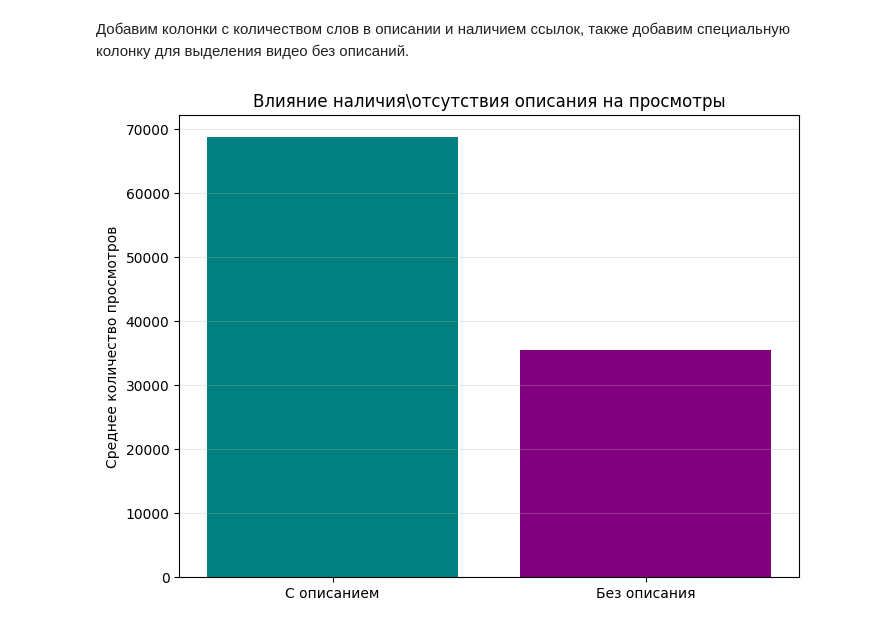
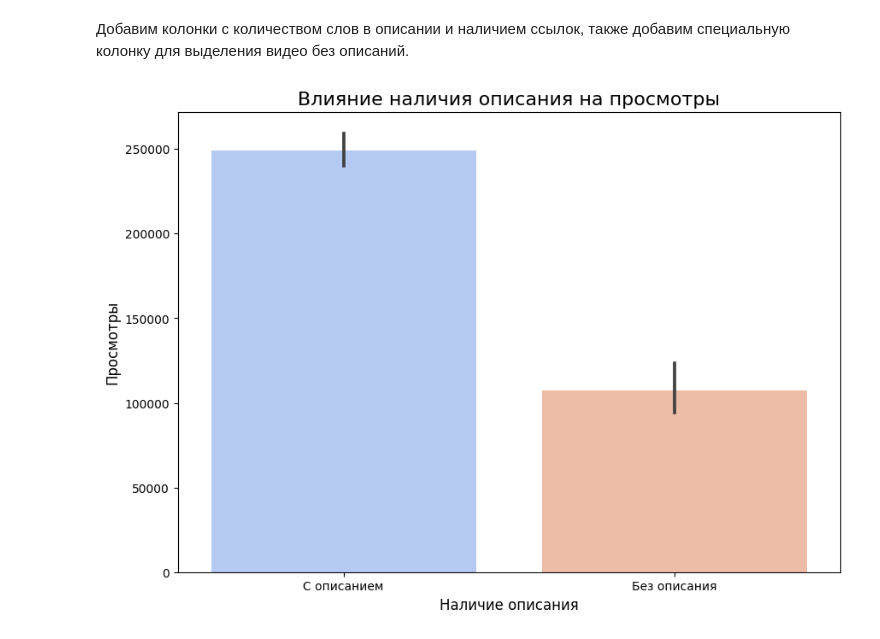
Before and after one commit to ChesanchesPt/Data-Science-proj, a Jupyter notebook: data-science-proj.ipynb, the cells around one changed output. Saved outputs shown, nothing was run; the diff lists cells and outputs as text; code cells hidden in the pictures.

```diff
--- a/data-science-proj.ipynb
+++ b/data-science-proj.ipynb
@@ -312,18 +307,13 @@ df['description_missing'] = df['description'].isnull()
 df['description'] = df['description'].fillna('')
 df['description_word_count'] = df['description'].apply(lambda x: len(x.split()))
 df['has_links'] = df['description'].str.contains('http://|https://').astype(int)
-# %%
-desc_groups = df.groupby('description_missing')['views'].median().reset_index()
-
-plt.figure(figsize=(8, 6))
-plt.bar(
-    ['С описанием', 'Без описания'],
-    desc_groups['views'],
-    color=['teal', 'purple']
-)
-plt.ylabel('Среднее количество просмотров')
-plt.title('Влияние наличия\отсутствия описания на просмотры')
-plt.grid(axis='y', alpha=0.3)
-plt.show()
-# %% [output]
-[figure, removed]
+# %%
+plt.figure(figsize=(10, 7))
+sns.barplot(data=df, x='description_missing', y='views', palette='coolwarm')
+plt.title('Влияние наличия описания на просмотры', fontsize=16)
+plt.xlabel('Наличие описания', fontsize=12)
+plt.ylabel('Просмотры', fontsize=12)
+plt.xticks([False, True], ['С описанием', 'Без описания'])
+plt.show()
+# %% [output]
+[figure, added]
```
Also changed, not shown: parts of 25 cells of this notebook.
